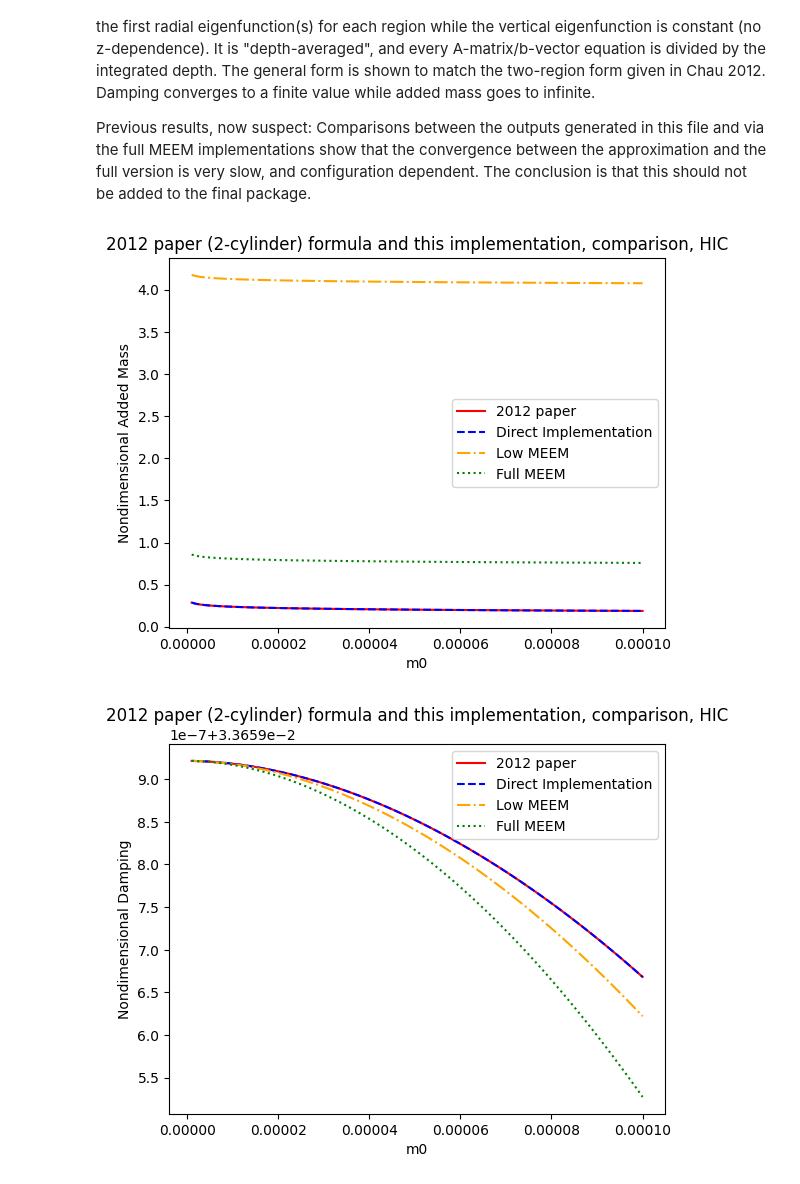
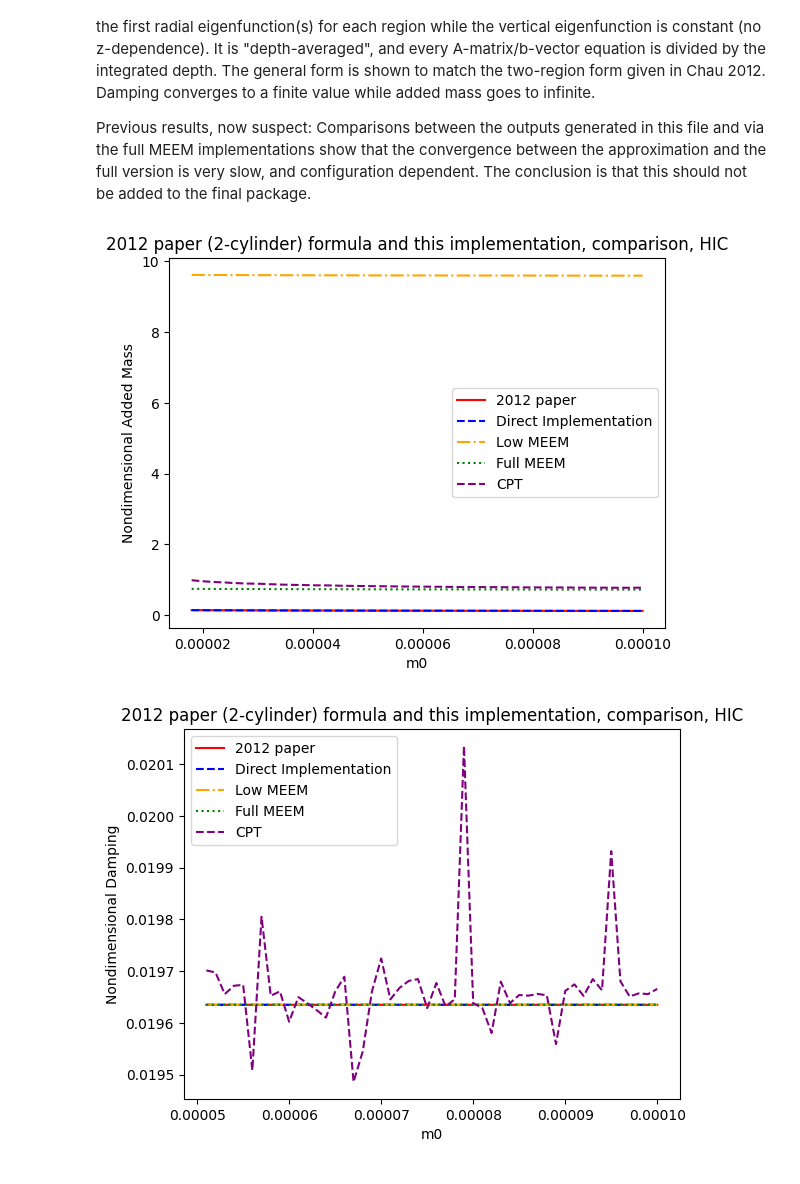
Before and after one commit to symbiotic-engineering/OpenFLASH, a Jupyter notebook: dev/python/limiting-cases/low_m0_MEEM.ipynb, the cells around one changed output. Drawn from its saved outputs; the diff is of its cells as text; code cells hidden in the pictures.

Commit message:
Primarily low m0 figure generation

```diff
--- a/dev/python/limiting-cases/low_m0_MEEM.ipynb
+++ b/dev/python/limiting-cases/low_m0_MEEM.ipynb
@@ -256,8 +139,14 @@ def ic_heaving_lim_dp(h, a, m0s):
     return len(m0s) * [pi * a[0] / (4 * h)]
 # %%
 # variables
-h = 70
-d = [35, 3]
-a = [3, 10]
+
+h = 50
+d = [14.45, 14.45-7.32-5.08]
+a = [2.5/2, 8.4/2]
+# heaving_list = True
+# h = 70
+# d = [35, 3]
+# a = [3, 10]
 m0s = np.array(list(range(1, 101, 1))) * 1e-6
+omega_sweep = [sqrt(m0 * np.tanh(m0 * h) * g) for m0 in m0s]
 a1, a2, d1, d2 = a[0], a[1], d[0], d[1]
@@ -264,7 +178,7 @@ a1, a2, d1, d2 = a[0], a[1], d[0], d[1]
 # %%
 # Main computing block
-true_nondim_am_ic, true_nondim_dp_ic = solve_true_MEEM(h, d, a, [1, 0], m0s, [100, 100, 100])
-true_nondim_am_oc, true_nondim_dp_oc = solve_true_MEEM(h, d, a, [0, 1], m0s, [100, 100, 100])
+true_nondim_am_ic, true_nondim_dp_ic = solve_true_MEEM(h, d, a, [1, 0], m0s, [150, 150, 150])
+true_nondim_am_oc, true_nondim_dp_oc = solve_true_MEEM(h, d, a, [0, 1], m0s, [150, 150, 150])
 low_nondim_am_ic, low_nondim_dp_ic = solve_true_MEEM(h, d, a, [1, 0], m0s, [1, 1, 1])
 low_nondim_am_oc, low_nondim_dp_oc = solve_true_MEEM(h, d, a, [0, 1], m0s, [1, 1, 1])
 nondim_am_ic, nondim_dp_ic = low_get_nondim_hydros(h, d, a, [1, 0], m0s)
@@ -288,11 +202,11 @@ for m0 in m0s:
     # oc_coeffs.append(oc_heaving(m0))
     # ic_coeffs.append(ic_heaving(m0))
 # %%
-def plot_compare(xs, ys, labs, colors, linestyles, ylab, title = None, ratio = False):
+def plot_compare(xs, ys, labs, colors, linestyles, ylab, title = None, ratio = False, low_dex = 0):
     # if ratio:
     #     ys = [ys[i][j]/ys[0][j] for i in range(len(ys)) for j in range(len(ys[0]))]
     for i in range(len(ys)):
-        plt.plot(xs, ys[i], color = colors[i], linestyle = linestyles[i], label = labs[i])
+        plt.plot(xs[low_dex:], ys[i][low_dex:], color = colors[i], linestyle = linestyles[i], label = labs[i])
     plt.legend()
     plt.xlabel("m0")
     plt.ylabel(ylab)
@@ -307,26 +221,26 @@ def coeff_comparisons(lst1, lst2, m0s):
 
 # coeff_comparisons(ic_coeffs, solutions, m0s)
 # %%
-linestyles = ["-", "--", "-.", ":"]
-colors = ["red", "blue", "orange", "green"]
-labs = ["2012 paper", "Direct Implementation", "Low MEEM", "Full MEEM"]
+linestyles = ["-", "--", "-.", ":", "--"]
+colors = ["red", "blue", "orange", "green", "purple"]
+labs = ["2012 paper", "Direct Implementation", "Low MEEM", "Full MEEM", "CPT"]
 
-ys1 = [nondim_am_ic_paper, nondim_am_ic, low_nondim_am_ic, true_nondim_am_ic]
-ys2 = [nondim_dp_ic_paper, nondim_dp_ic, low_nondim_dp_ic, true_nondim_dp_ic]
-ys3 = [nondim_am_oc_paper, nondim_am_oc, low_nondim_am_oc, true_nondim_am_oc]
-ys4 = [nondim_dp_oc_paper, nondim_dp_oc, low_nondim_dp_oc, true_nondim_dp_oc]
+ys1 = [nondim_am_ic_paper, nondim_am_ic, low_nondim_am_ic, true_nondim_am_ic, cpt_am_ic_nd]
+ys2 = [nondim_dp_ic_paper, nondim_dp_ic, low_nondim_dp_ic, true_nondim_dp_ic, cpt_dp_ic_nd]
+ys3 = [nondim_am_oc_paper, nondim_am_oc, low_nondim_am_oc, true_nondim_am_oc, cpt_am_oc_nd]
+ys4 = [nondim_dp_oc_paper, nondim_dp_oc, low_nondim_dp_oc, true_nondim_dp_oc, cpt_dp_oc_nd]
 
 plot_compare(m0s, ys1, labs, colors, linestyles, "Nondimensional Added Mass",
-             title = "2012 paper (2-cylinder) formula and this implementation, comparison, HIC")
+             title = "2012 paper (2-cylinder) formula and this implementation, comparison, HIC", low_dex = 17)
 
 plot_compare(m0s, ys2, labs, colors, linestyles, "Nondimensional Damping",
-             title = "2012 paper (2-cylinder) formula and this implementation, comparison, HIC")
+             title = "2012 paper (2-cylinder) formula and this implementation, comparison, HIC", low_dex = 50)
 
 plot_compare(m0s, ys3, labs, colors, linestyles, "Nondimensional Added Mass",
-             title = "2012 paper (2-cylinder) formula and this implementation, comparison, HOC")
+             title = "2012 paper (2-cylinder) formula and this implementation, comparison, HOC", low_dex = 17)
 
 plot_compare(m0s, ys4, labs, colors, linestyles, "Nondimensional Damping",
-             title = "2012 paper (2-cylinder) formula and this implementation, comparison, HOC")
+             title = "2012 paper (2-cylinder) formula and this implementation, comparison, HOC", low_dex = 50)
 # %% [output]
-[figure, old version]
+[figure, new version]
-[figure, old version]
+[figure, new version]
```
Also changed, not shown: parts of 9 cells of this notebook, 22 other files.
